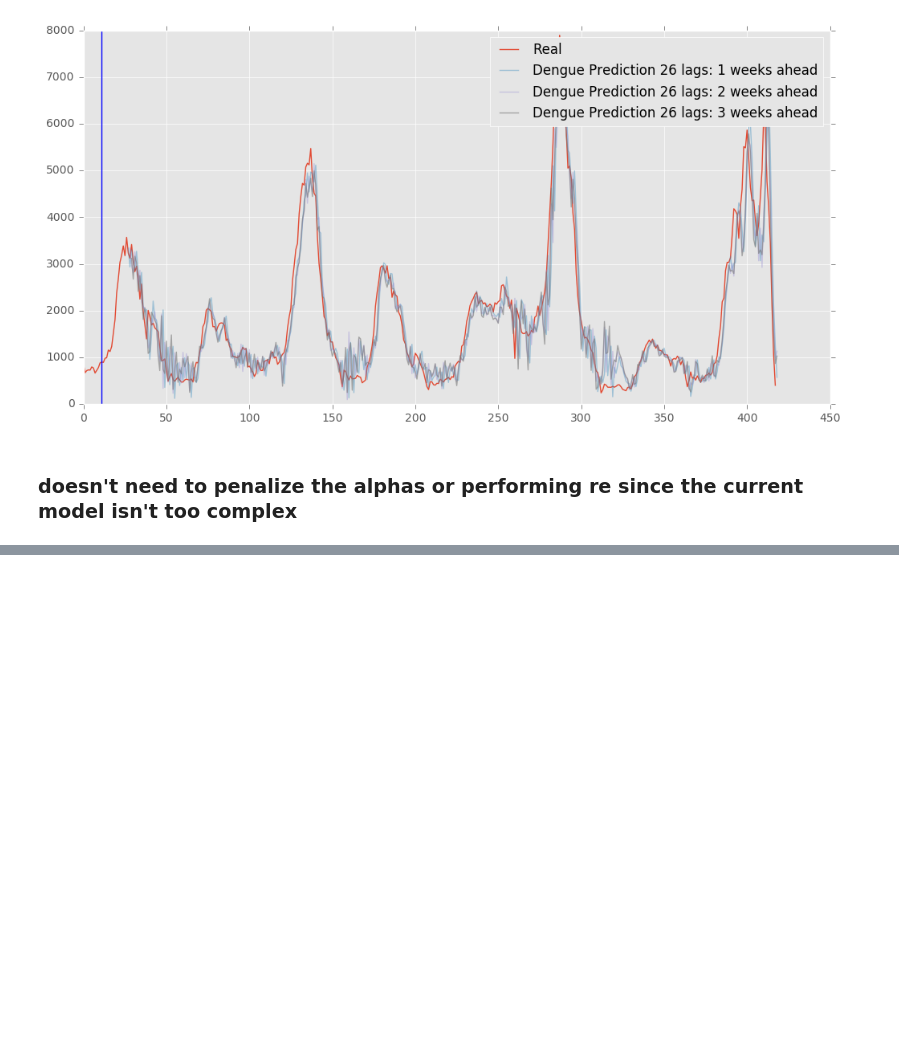
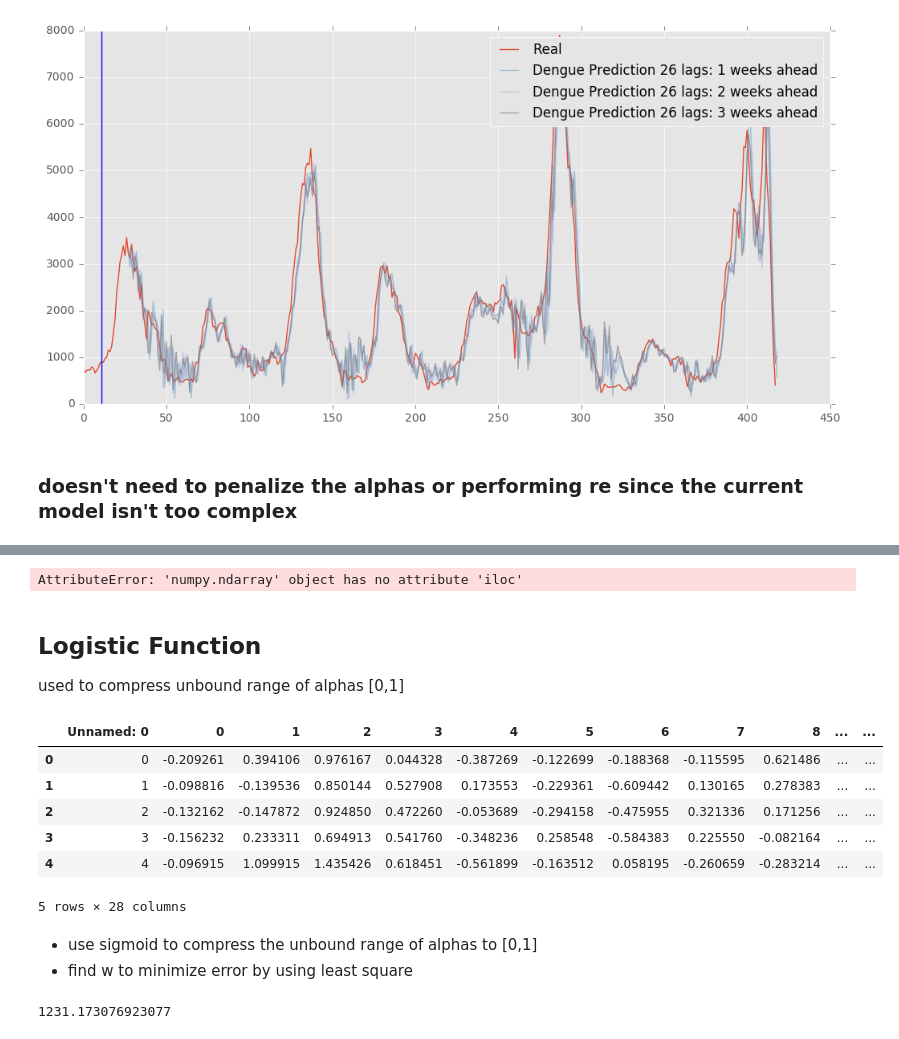
Before and after one commit to johnnycs/dengue-prediction, a Jupyter notebook: Weather Independent Dengue Forecast.ipynb, the cells around one changed output, grey strips where cells are left out. Cells and saved outputs as stored; diff of their text form; code cells hidden in the pictures; blank space fills up the shorter version.

```diff
--- a/Weather Independent Dengue Forecast.ipynb
+++ b/Weather Independent Dengue Forecast.ipynb
@@ -556,0 +589,5 @@ alphas_compare.set_ylabel("values")
+# %%
+for i in range(1,27):
+    make_hist(all_alphas_copy,i)
+# %% [output]
+AttributeError: 'numpy.ndarray' object has no attribute 'iloc'
@@ -558,0 +599,14 @@ alphas_compare.set_ylabel("values")
+# %% [markdown]
+## Logistic Function
+used to compress unbound range of alphas [0,1]
+# %%
+all_alphas_copy = pd.read_csv("alphas-set.csv")
+all_alphas_copy.head()
+# %% [output]
+|  | Unnamed: 0 | 0 | 1 | 2 | 3 | 4 | 5 | 6 | 7 | 8 | ... | ... |
+| 0 | 0 | -0.209261 | 0.394106 | 0.976167 | 0.044328 | -0.387269 | -0.122699 | -0.188368 | -0.115595 | 0.621486 | ... | ... |
+| 1 | 1 | -0.098816 | -0.139536 | 0.850144 | 0.527908 | 0.173553 | -0.229361 | -0.609442 | 0.130165 | 0.278383 | ... | ... |
+| 2 | 2 | -0.132162 | -0.147872 | 0.924850 | 0.472260 | -0.053689 | -0.294158 | -0.475955 | 0.321336 | 0.171256 | ... | ... |
+| 3 | 3 | -0.156232 | 0.233311 | 0.694913 | 0.541760 | -0.348236 | 0.258548 | -0.584383 | 0.225550 | -0.082164 | ... | ... |
+| 4 | 4 | -0.096915 | 1.099915 | 1.435426 | 0.618451 | -0.561899 | -0.163512 | 0.058195 | -0.260659 | -0.283214 | ... | ... |
+5 rows × 28 columns
@@ -558,0 +616,3 @@ alphas_compare.set_ylabel("values")
+# %% [markdown]
+- use sigmoid to compress the unbound range of alphas to [0,1]
+- find w to minimize error by using least square
@@ -558,0 +633,4 @@ alphas_compare.set_ylabel("values")
+# %%
+np.mean(weekly_df.cases[209:261])
+# %% [output]
+1231.173076923077
```
Also changed, not shown: parts of 31 cells of this notebook, 1 other file.
